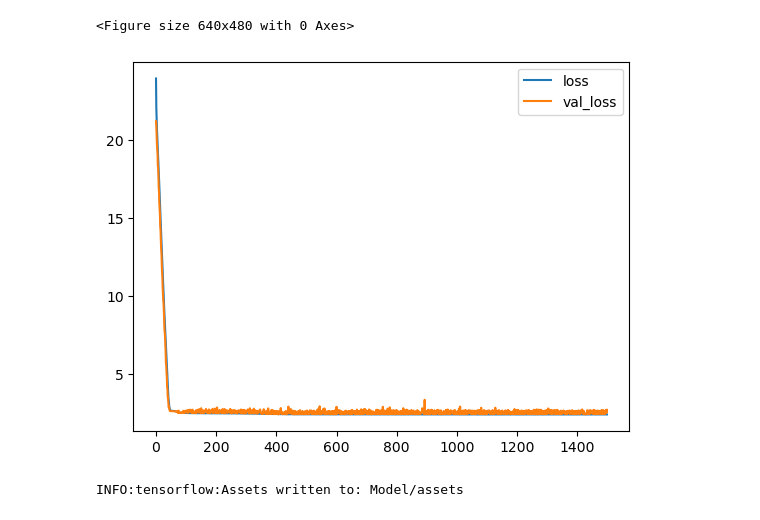
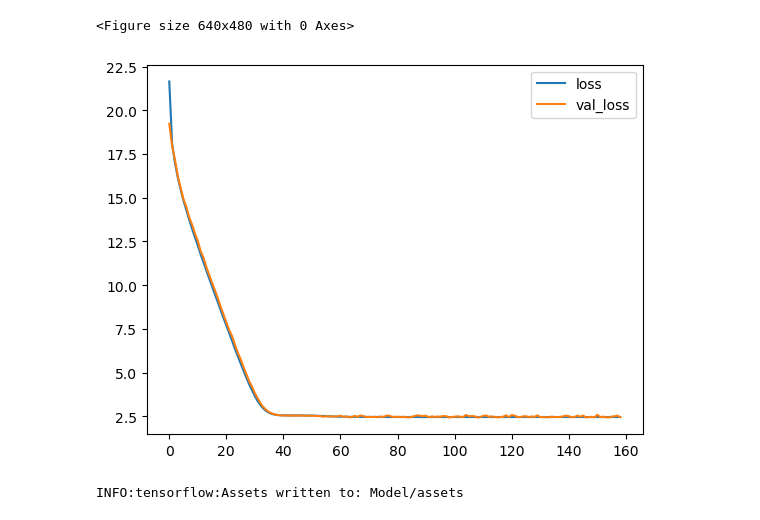
Before and after one commit to JJBarnes/JoshProject, a Jupyter notebook: hffrag.ipynb, the cells around one changed output. Drawn from its saved outputs; the diff is of its cells as text; code cells hidden in the pictures.

```diff
--- a/hffrag.ipynb
+++ b/hffrag.ipynb
@@ -114,15 +114,15 @@ trackfeatures = \
   [ "AnalysisTracks_pt"
   , "AnalysisTracks_eta"
   , "AnalysisTracks_phi"
-  #, "AnalysisTracks_z0sinTheta"
-  #, "AnalysisTracks_d0sig"
-  #, "AnalysisTracks_d0"
-  #, "AnalysisTracks_d0sigPV"
-  #, "AnalysisTracks_d0PV"
+  , "AnalysisTracks_z0sinTheta"
+  , "AnalysisTracks_d0sig"
+  , "AnalysisTracks_d0"
+  , "AnalysisTracks_d0sigPV"
+  , "AnalysisTracks_d0PV"
   ]
 # %%
 # Read in the requested branches from the file
-features = tree.arrays(jetfeatures + trackfeatures + branches, entry_stop=MAXEVENTS)
+features = tree.arrays(jetfeatures + trackfeatures, entry_stop=MAXEVENTS)
 # %%
 #Find where angular distance is small
 def matchTracks(jets, trks):
@@ -271,10 +271,10 @@ matchedtracks = structured_to_unstructured(matchedtracks)
 # %%
 jets4 = ptetaphi2pxpypz(jets3).to_numpy()
 tracks = ptetaphi2pxpypz2(matchedtracks.to_numpy())
+tracks = numpy.concatenate([tracks, matchedtracks[:,:,3:].to_numpy()], axis = 2)
 bhadspt = bhadspt.to_numpy()
 bhadseta = bhadseta.to_numpy()
-bhadsphi = bhadsphi.to_numpy()
-bhads = numpy.stack([bhadspt, bhadseta, bhadsphi], axis=-1)
+bhads = numpy.stack([bhadspt, bhadseta], axis=-1)
 # %%
 # Creating the training model
 
@@ -327,7 +327,7 @@ def LogNormal1D(true, meanscovs):
     loss = loss + ((means[:,x] - true[:,x])**2 / (2*keras.backend.exp(logsigma[:,x])**2)) + logsigma[:,x]
   return loss
 # %%
-model = buildModel([len(trackfeatures)] + tracklayers, jetlayers, 3)
+model = buildModel([len(trackfeatures)] + tracklayers, jetlayers, 2)
 
 model.summary()
 
@@ -363,7 +358,7 @@ _________________________________________________________________
 X_train, X_valid, y_train, y_valid = train_test_split(tracks, bhads, train_size = 0.75)
 # %%
 # Trains the data
-history = model.fit(X_train, y_train, validation_data = (X_valid, y_valid), batch_size=BATCHSIZE, epochs=EPOCHS)
+history = model.fit(X_train, y_train, validation_data = (X_valid, y_valid), batch_size=BATCHSIZE, callbacks = [reduce_lr, early_stopping], epochs=EPOCHS)
 
 #Plots and saves the loss curve
 history_df = numpy.log(pd.DataFrame(history.history))
@@ -391,5 +386,5 @@ Epoch 1500/1500
 <Figure size 640x480 with 0 Axes>
-[figure, old version]
+[figure, new version]
 # %%
 #Saves the model
 model.save('Model')
```
Also changed, not shown: parts of 14 cells of this notebook.
